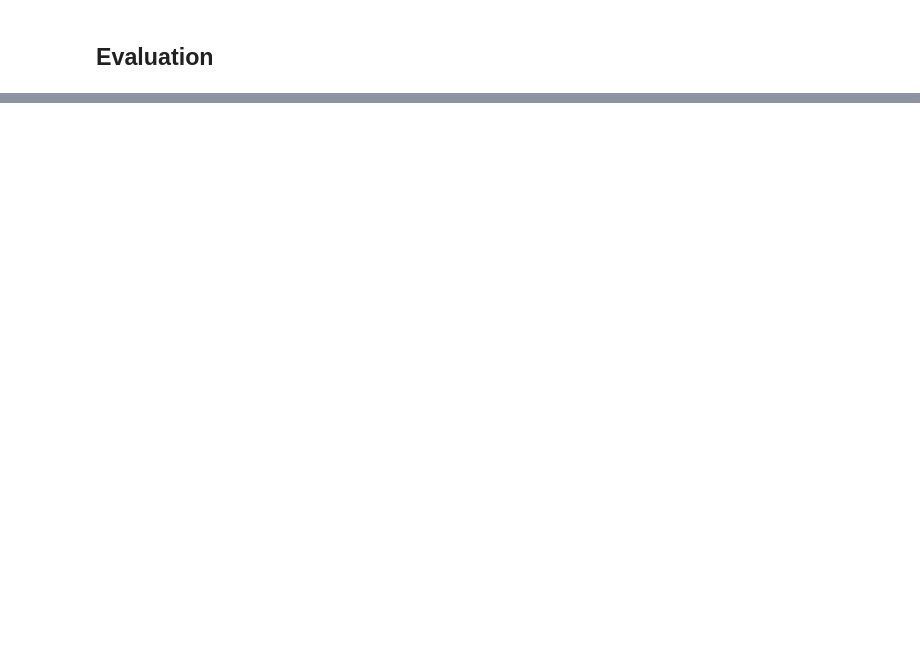
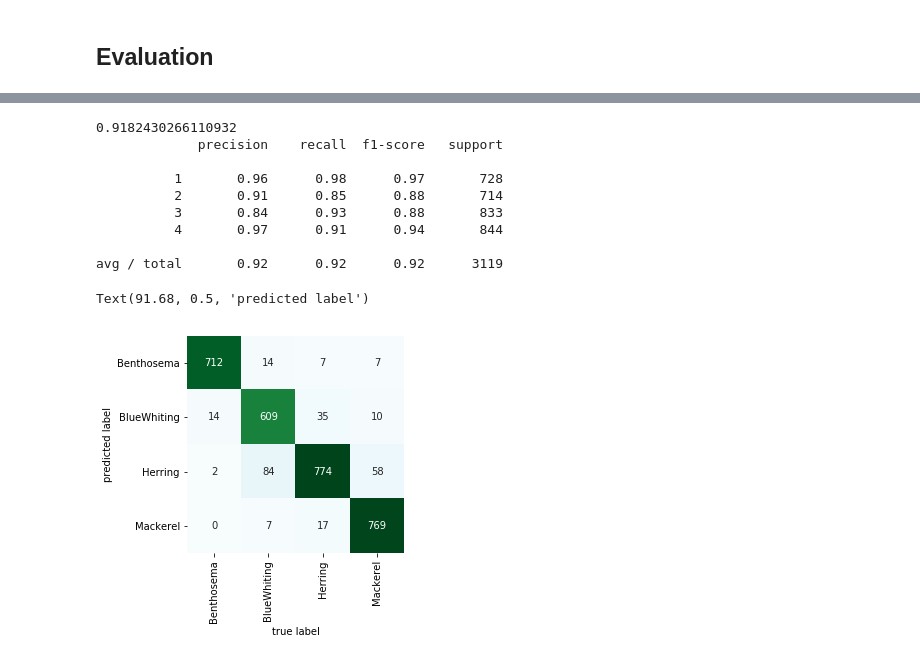
Before and after one commit to hvagstol/inf368, a Jupyter notebook: ex2/train_fish.ipynb, the cells around one changed output, grey strips where cells are left out. Drawn from its saved outputs; the diff is of its cells as text; code cells hidden in the pictures; blank space fills up the shorter version.

```diff
--- a/ex2/train_fish.ipynb
+++ b/ex2/train_fish.ipynb
@@ -530,0 +561,26 @@ class_list = np.asarray([1,2,3])
+# %%
+from sklearn.metrics import confusion_matrix, classification_report, accuracy_score
+import matplotlib.pyplot as plt
+import seaborn as sns
+
+mat = confusion_matrix(y_true, y_pred)
+print(accuracy_score(y_true, y_pred))
+print(classification_report(y_true, y_pred))
+
+
+sns.heatmap(mat.T, square=True, annot=True, fmt='d', cbar=False, cmap='BuGn',
+            xticklabels=dataset_test.class_names[1:], yticklabels=dataset_test.class_names[1:])
+plt.xlabel('true label')
+plt.ylabel('predicted label')
+# %% [output]
+0.9182430266110932
+             precision    recall  f1-score   support
+
+          1       0.96      0.98      0.97       728
+          2       0.91      0.85      0.88       714
+          3       0.84      0.93      0.88       833
+          4       0.97      0.91      0.94       844
+
+avg / total       0.92      0.92      0.92      3119
+Text(91.68, 0.5, 'predicted label')
+[figure, added]
```
Also changed, not shown: parts of 22 cells of this notebook.
